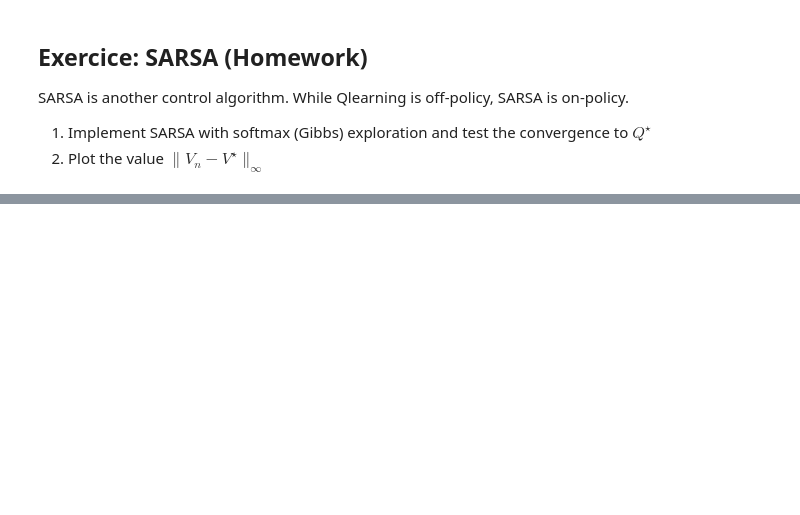
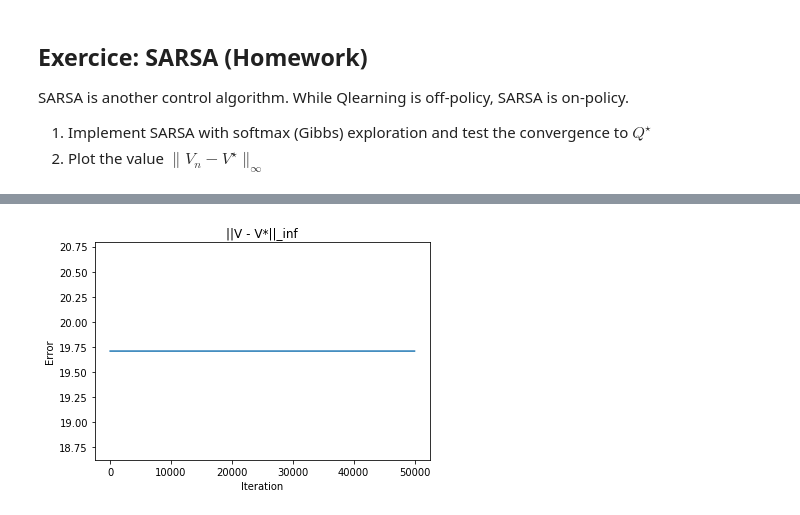
Before and after one commit to Kabongosalomon/Introduction-RL, a Jupyter notebook: Session 01/AIMS_2020_Exercice.ipynb, the cells around one changed output, grey strips where cells are left out. Saved outputs shown, nothing was run; the diff lists cells and outputs as text; code cells hidden in the pictures; blank space fills up the shorter version.

```diff
--- a/Session 01/AIMS_2020_Exercice.ipynb
+++ b/Session 01/AIMS_2020_Exercice.ipynb
@@ -612,10 +705,33 @@ class QLearning:
         self.epsilon = epsilon
         self.min_epsilon = min_epsilon
         self.Q = np.zeros((env.Ns, env.Na))
-        self.Nsa = np.zeros((env.Ns, env.Na))
+        self.Nsa = np.ones((env.Ns, env.Na))
 
     def sample_action(self, state, greedy=False):
-      pass
+        epsilon = min(
+            self.epsilon / math.sqrt(self.Nsa[state].min()),
+            self.min_epsilon)
+
+        # explore
+        if not greedy and np.random.uniform(0, 1) < epsilon:
+          return np.random.choice(self.env.actions)
+
+        # exploit
+        else:
+          action = self.Q[state, :].argmax()
+          return self.env.actions[action]
 
     def update(self, state, action, next_state, reward, done):
-      pass
+        alpha = self.learning_rate / math.sqrt(self.Nsa[state, action])
+
+        if not done:
+          max_q = self.Q[next_state, :].max()
+        else:
+          max_q = 0.  # We do not bootstrap further
+
+        q = self.Q[state, action]
+        increment = (reward + self.gamma*max_q) - q
+
+        # Update
+        self.Q[state, action] = self.Q[state, action] + alpha*increment
+        self.Nsa[state, action] += 1
@@ -708,0 +959,4 @@ sarsa = SARSA(env, gamma=env.gamma, learning_rate=1., epsilon=1.)
+# %%
+plot_infnorm(v_all, v_star, name="V")
+# %% [output]
+[figure, added]
```
Also changed, not shown: parts of 18 cells of this notebook.
